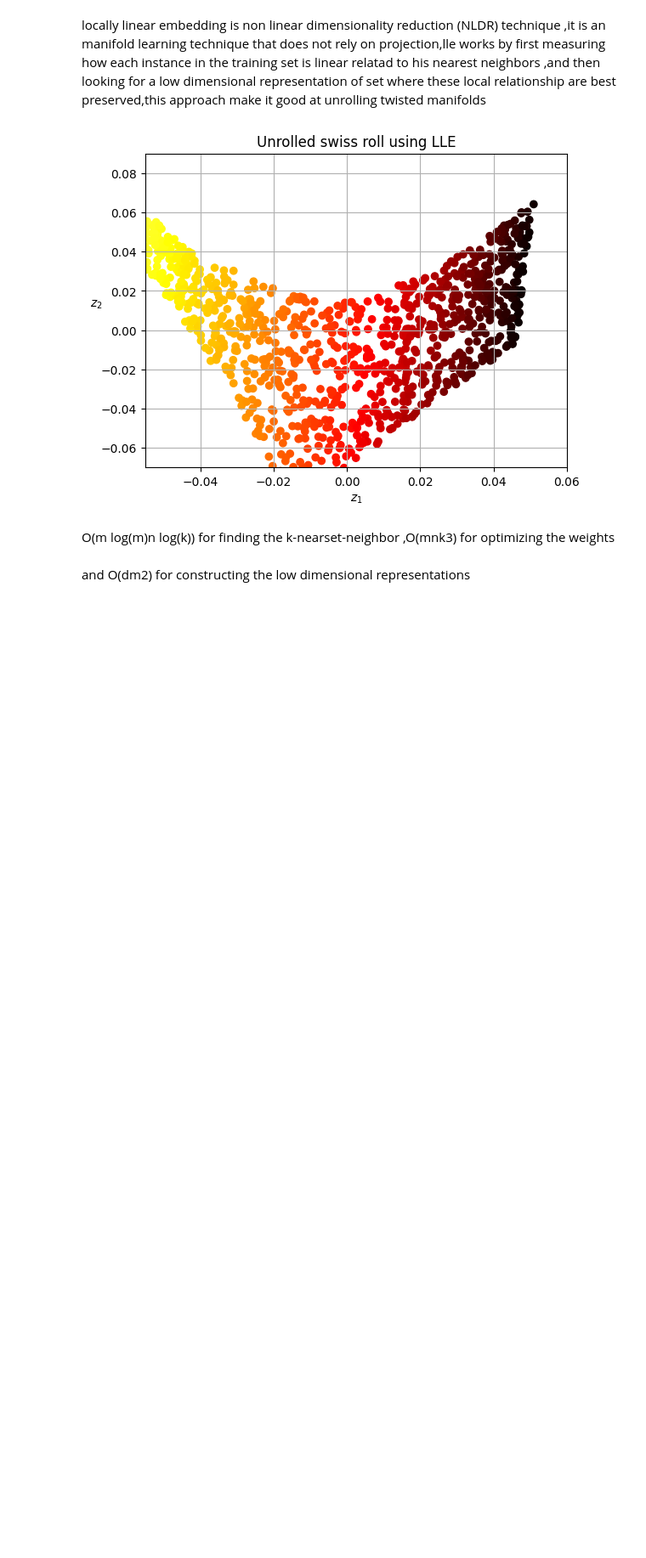
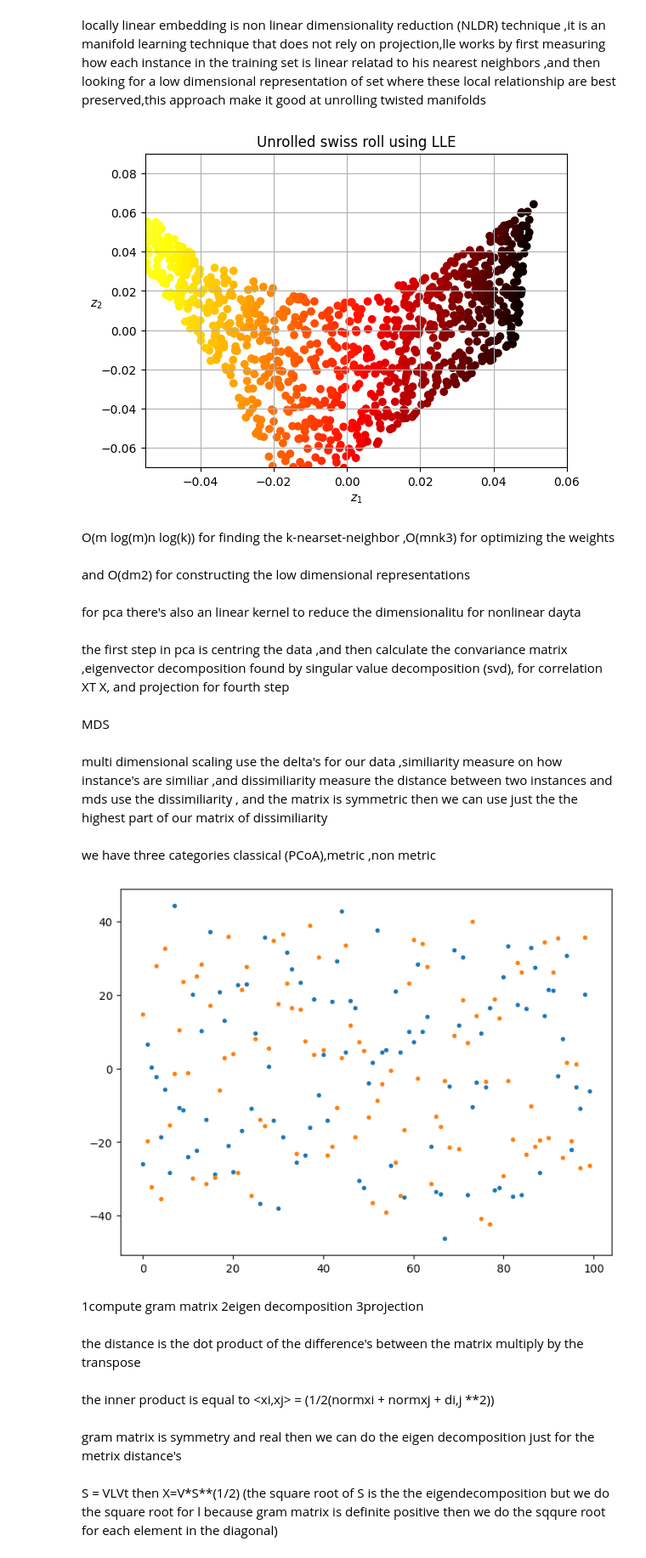
Before and after one commit to ALIAQIL/hands-on-ml-with-scikit-learn-and-pytorch, a Jupyter notebook: 8-Dimesionality-reduction/xca.ipynb, the cells around one changed output. Shown at 85% size. Drawn from its saved outputs; the diff is of its cells as text; code cells hidden in the pictures; blank space fills up the shorter version.

```diff
--- a/8-Dimesionality-reduction/xca.ipynb
+++ b/8-Dimesionality-reduction/xca.ipynb
@@ -573,3 +558,37 @@ plt.show()
 O(m log(m)n log(k)) for finding the k-nearset-neighbor ,O(mnk3) for optimizing the weights
 # %% [markdown]
 and O(dm2) for constructing the low dimensional representations
+# %% [markdown]
+for pca there's also an linear kernel to reduce the dimensionalitu for nonlinear dayta
+# %% [markdown]
+the first step in pca is centring the data ,and then calculate the convariance matrix ,eigenvector decomposition found by singular value decomposition (svd), for correlation XT X, and projection for fourth step
+# %% [markdown]
+MDS
+# %% [markdown]
+multi dimensional scaling use the delta's for our data ,similiarity measure on how instance's are similiar ,and dissimiliarity measure the distance between two instances and mds use the dissimiliarity , and the matrix is symmetric then we can use just the the highest part of our matrix of dissimiliarity
+# %% [markdown]
+we have three categories classical (PCoA),metric ,non metric
+# %%
+from sklearn.manifold import MDS
+from sklearn.datasets import load_digits
+
+X,_ = load_digits(return_X_y=True)
+mds = MDS(n_components=2)
+X_reduced = mds.fit_transform(X[:100])
+plt.figure(figsize=(8,6))
+plt.plot(X_reduced,".")
+plt.show()
+# %% [output]
+[figure, added]
+# %% [markdown]
+1compute gram matrix
+2eigen decomposition
+3projection
+# %% [markdown]
+the distance is the dot product of the difference's between the matrix multiply by the transpose
+# %% [markdown]
+the inner product is equal to <xi,xj> = (1/2(normxi + normxj + di,j **2))
+# %% [markdown]
+gram matrix is symmetry and real then we can do the eigen decomposition just for the metrix distance's
+# %% [markdown]
+S = VLVt  then X=V*S**(1/2)  (the square root of S is the the eigendecomposition but we do the square root for l because gram matrix is definite positive then we do the sqqure root for each element in the diagonal)
```
Also changed, not shown: parts of 40 cells of this notebook.
